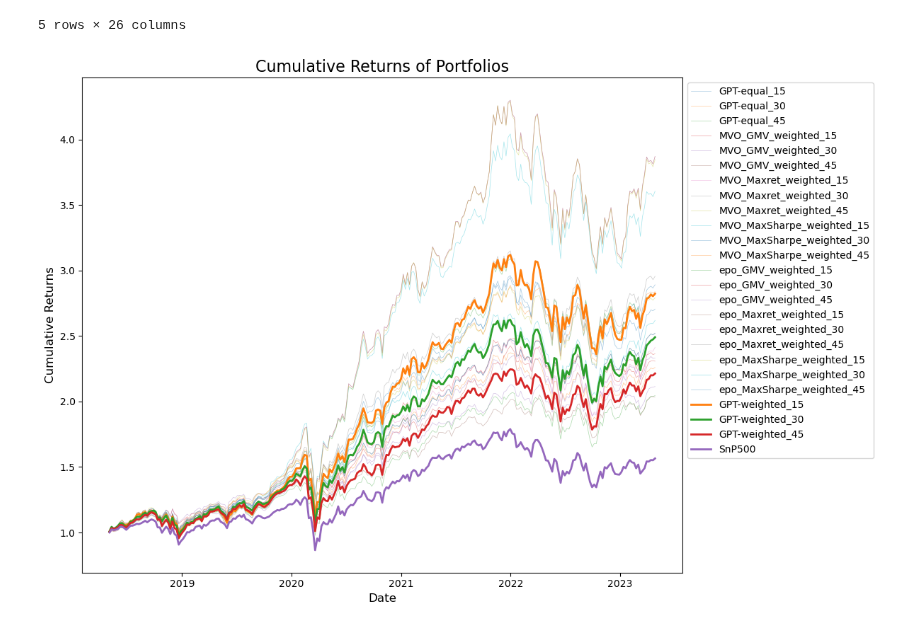
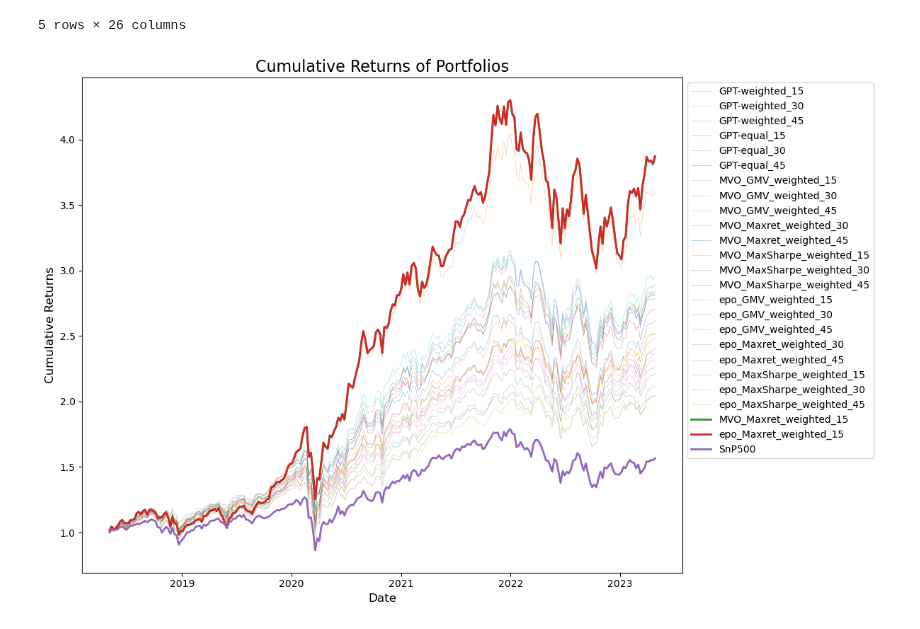
Before and after one commit to FELAB-KHU/S-PQuantTeam01, a Jupyter notebook: Jaekyun/In-sample_Investment_Performance.ipynb, the cells around one changed output. Drawn from its saved outputs; the diff is of its cells as text; code cells hidden in the pictures.

```diff
--- a/Jaekyun/In-sample_Investment_Performance.ipynb
+++ b/Jaekyun/In-sample_Investment_Performance.ipynb
@@ -1235,32 +1235,32 @@ cumulative_returns = (1 + weekly_returns_data).cumprod()
 'epo_GMV_weighted_15', 'epo_GMV_weighted_30', 'epo_GMV_weighted_45',
 'epo_Maxret_weighted_15', 'epo_Maxret_weighted_30', 'epo_Maxret_weighted_45',
 'epo_MaxSharpe_weighted_15', 'epo_MaxSharpe_weighted_30', 'epo_MaxSharpe_weighted_45',
 'SnP500'
 """
-strategies_to_highlight = ['GPT-weighted_15','GPT-weighted_30','GPT-weighted_45','SnP500']
+strategies_to_highlight = ['MVO_Maxret_weighted_15','epo_Maxret_weighted_15','SnP500']
 
 # Plot the cumulative returns with improved visualization
 plt.figure(figsize=(12, 8))
 
 # Plot all strategies with a light and thin line
 for column in cumulative_returns.columns:
     if column not in strategies_to_highlight:
         plt.plot(cumulative_returns.index, cumulative_returns[column], label=column, linewidth=0.5, alpha=0.4)
 
 # Highlight selected strategies with a thicker line and no transparency
 for strategy in strategies_to_highlight:
     plt.plot(cumulative_returns.index, cumulative_returns[strategy], label=strategy, linewidth=2, alpha=1.0)
 
 # Improve the readability of the plot
 plt.title('Cumulative Returns of Portfolios', fontsize=16)
 plt.xlabel('Date', fontsize=12)
 plt.ylabel('Cumulative Returns', fontsize=12)
 plt.legend(loc='upper left', bbox_to_anchor=(1, 1), fontsize=10)
 plt.xticks(fontsize=10)
 plt.yticks(fontsize=10)
 plt.tight_layout()
 
 # Show the plot
 plt.show()
 # %% [output]
-[figure, old version]
+[figure, new version]
```
Also changed, not shown: 5 other files.
